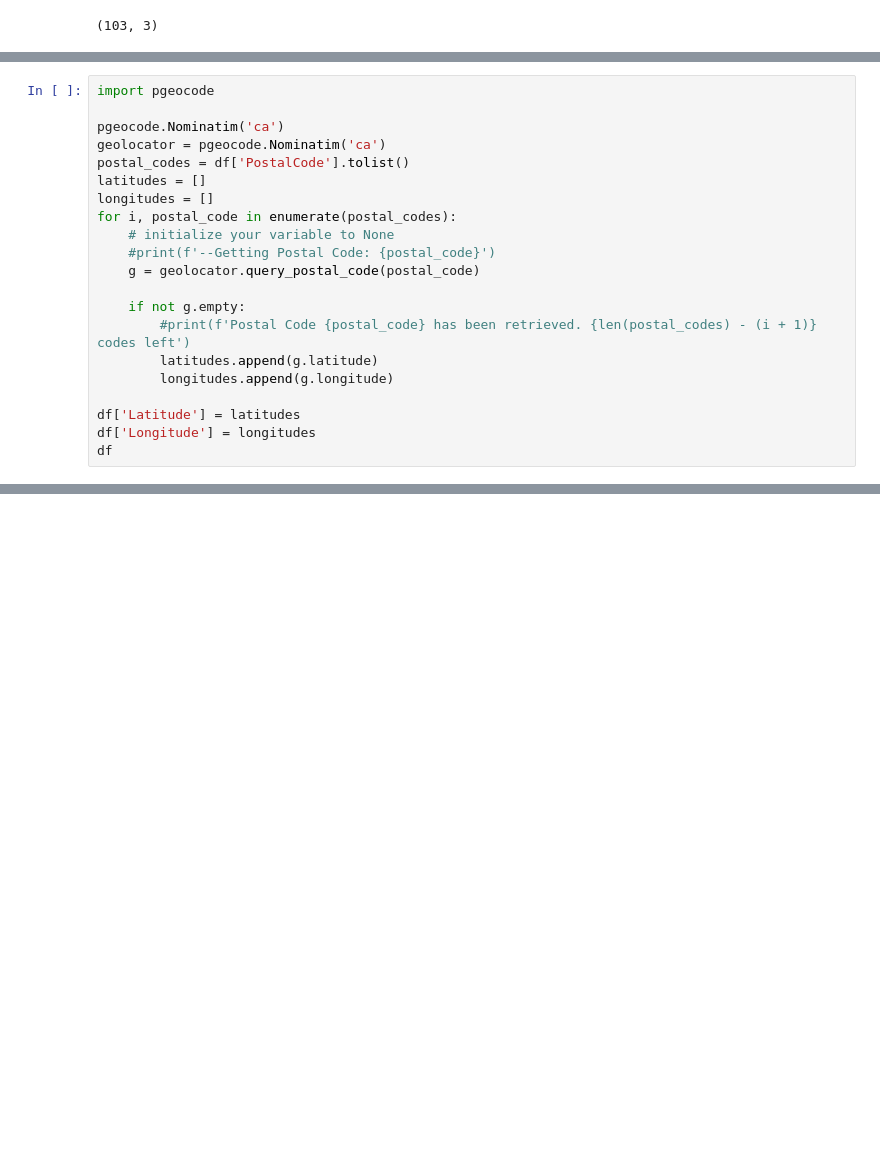
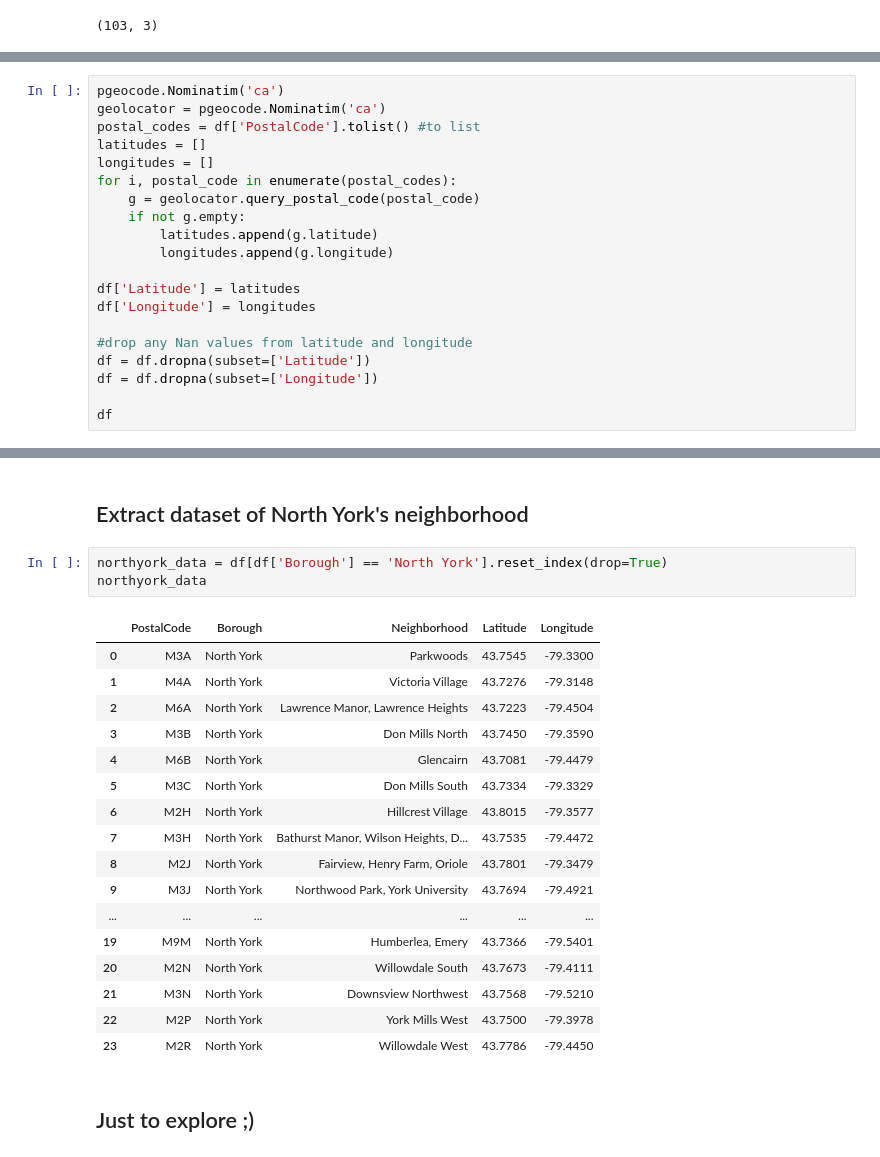
Before and after one commit to YashiDeveloper/Week3_DataScienceCapstone_Coursera, a Jupyter notebook: DataScienceCapstone_Week3.ipynb, the cells around one changed output, grey strips where cells are left out. Saved outputs shown, nothing was run; the diff lists cells and outputs as text; blank space fills up the shorter version.

```diff
--- a/DataScienceCapstone_Week3.ipynb
+++ b/DataScienceCapstone_Week3.ipynb
@@ -47,23 +116,22 @@ Requirement already satisfied: six>=1.5 in /opt/conda/envs/Python-3.7-main/lib/p
 # %%
-import pgeocode
-
 pgeocode.Nominatim('ca')
 geolocator = pgeocode.Nominatim('ca')
-postal_codes = df['PostalCode'].tolist()
+postal_codes = df['PostalCode'].tolist() #to list
 latitudes = []
 longitudes = []
 for i, postal_code in enumerate(postal_codes):
-    # initialize your variable to None
-    #print(f'--Getting Postal Code: {postal_code}')
     g = geolocator.query_postal_code(postal_code)
-
     if not g.empty:
-        #print(f'Postal Code {postal_code} has been retrieved. {len(postal_codes) - (i + 1)} codes left')
         latitudes.append(g.latitude)
         longitudes.append(g.longitude)
 
 df['Latitude'] = latitudes
 df['Longitude'] = longitudes
+
+#drop any Nan values from latitude and longitude
+df = df.dropna(subset=['Latitude'])
+df = df.dropna(subset=['Longitude'])
+
 df
 # %% [output]
 |  | PostalCode | Borough | Neighborhood | Latitude | Longitude |
@@ -81,0 +192,25 @@ df
+# %% [markdown]
+## Extract dataset of North York's neighborhood
+# %%
+northyork_data = df[df['Borough'] == 'North York'].reset_index(drop=True)
+northyork_data
+# %% [output]
+|  | PostalCode | Borough | Neighborhood | Latitude | Longitude |
+| 0 | M3A | North York | Parkwoods | 43.7545 | -79.3300 |
+| 1 | M4A | North York | Victoria Village | 43.7276 | -79.3148 |
+| 2 | M6A | North York | Lawrence Manor, Lawrence Heights | 43.7223 | -79.4504 |
+| 3 | M3B | North York | Don Mills North | 43.7450 | -79.3590 |
+| 4 | M6B | North York | Glencairn | 43.7081 | -79.4479 |
+| 5 | M3C | North York | Don Mills South | 43.7334 | -79.3329 |
+| 6 | M2H | North York | Hillcrest Village | 43.8015 | -79.3577 |
+| 7 | M3H | North York | Bathurst Manor, Wilson Heights, D... | 43.7535 | -79.4472 |
+| 8 | M2J | North York | Fairview, Henry Farm, Oriole | 43.7801 | -79.3479 |
+| 9 | M3J | North York | Northwood Park, York University | 43.7694 | -79.4921 |
+| ... | ... | ... | ... | ... | ... |
+| 19 | M9M | North York | Humberlea, Emery | 43.7366 | -79.5401 |
+| 20 | M2N | North York | Willowdale South | 43.7673 | -79.4111 |
+| 21 | M3N | North York | Downsview Northwest | 43.7568 | -79.5210 |
+| 22 | M2P | North York | York Mills West | 43.7500 | -79.3978 |
+| 23 | M2R | North York | Willowdale West | 43.7786 | -79.4450 |
+# %% [markdown]
+## Just to explore ;)
```
Also changed, not shown: parts of 48 cells of this notebook.
